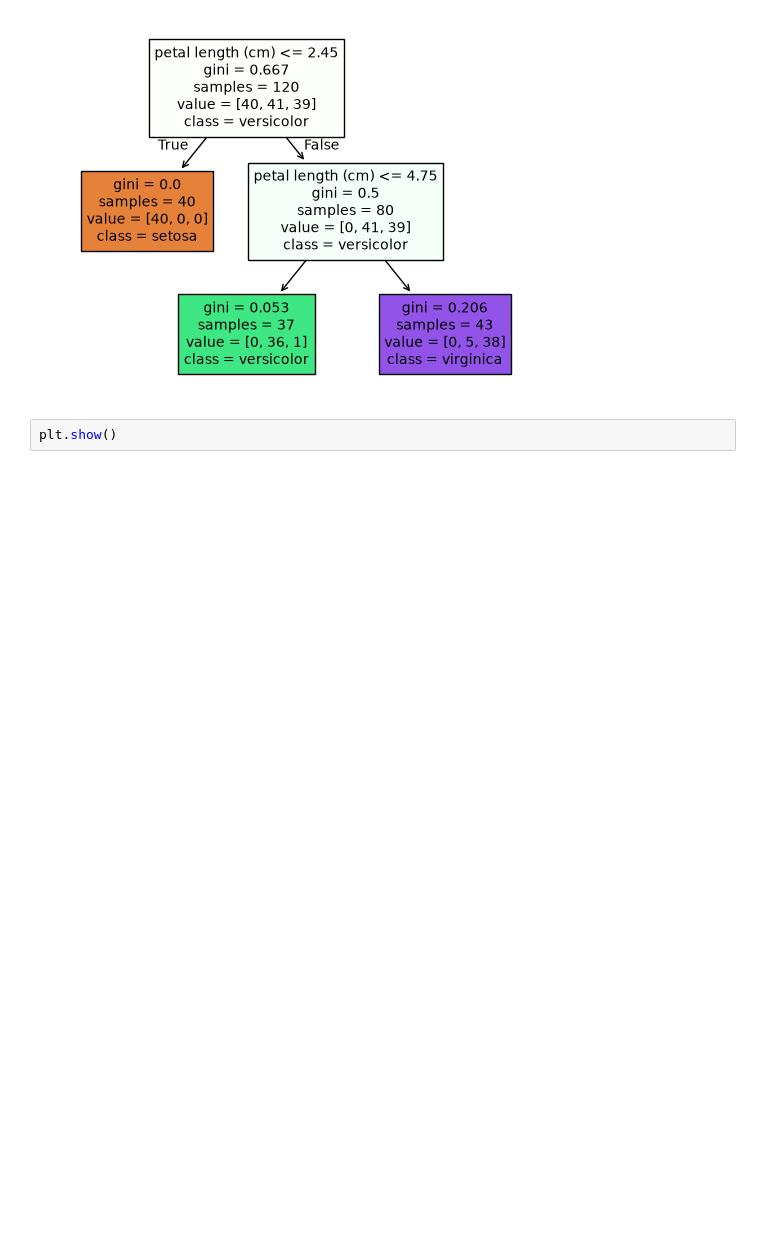
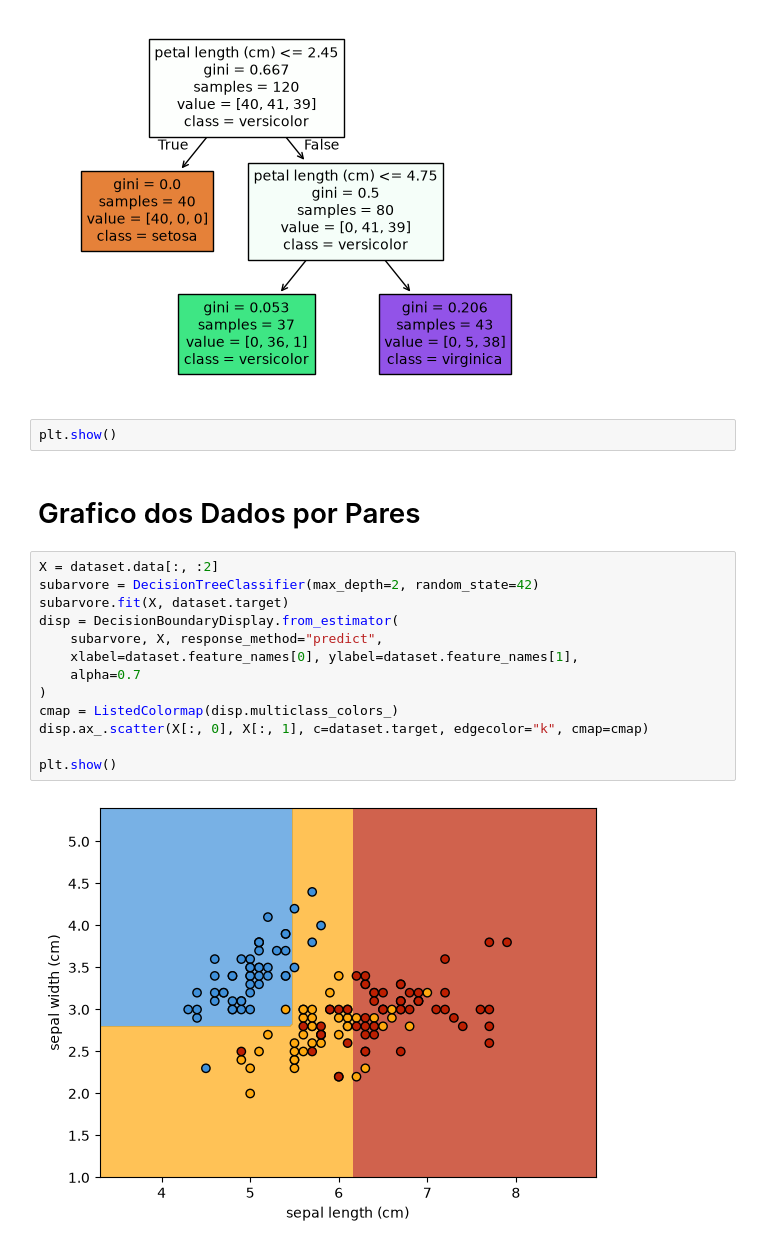
Before and after one commit to EnzzoFerreira/petal-data-analystic, a Jupyter notebook: 02-arvore.ipynb, the cells around one changed output. Drawn from its saved outputs; the diff is of its cells as text; blank space fills up the shorter version.

Commit message:
Creating initial regression decision tree and Grafs
Grafs for the classification decision tree
and initial part of the regression decision tree

```diff
--- a/02-arvore.ipynb
+++ b/02-arvore.ipynb
@@ -55,3 +59,20 @@ plot_tree (
 [figure]
 # %%
 plt.show()
+# %% [markdown]
+# Grafico dos Dados por Pares
+# %%
+X = dataset.data[:, :2]
+subarvore = DecisionTreeClassifier(max_depth=2, random_state=42)
+subarvore.fit(X, dataset.target)
+disp = DecisionBoundaryDisplay.from_estimator(
+    subarvore, X, response_method="predict",
+    xlabel=dataset.feature_names[0], ylabel=dataset.feature_names[1],
+    alpha=0.7
+)
+cmap = ListedColormap(disp.multiclass_colors_)
+disp.ax_.scatter(X[:, 0], X[:, 1], c=dataset.target, edgecolor="k", cmap=cmap)
+
+plt.show()
+# %% [output]
+[figure, added]
```
Also changed, not shown: parts of 3 cells of this notebook, 2 other files.
